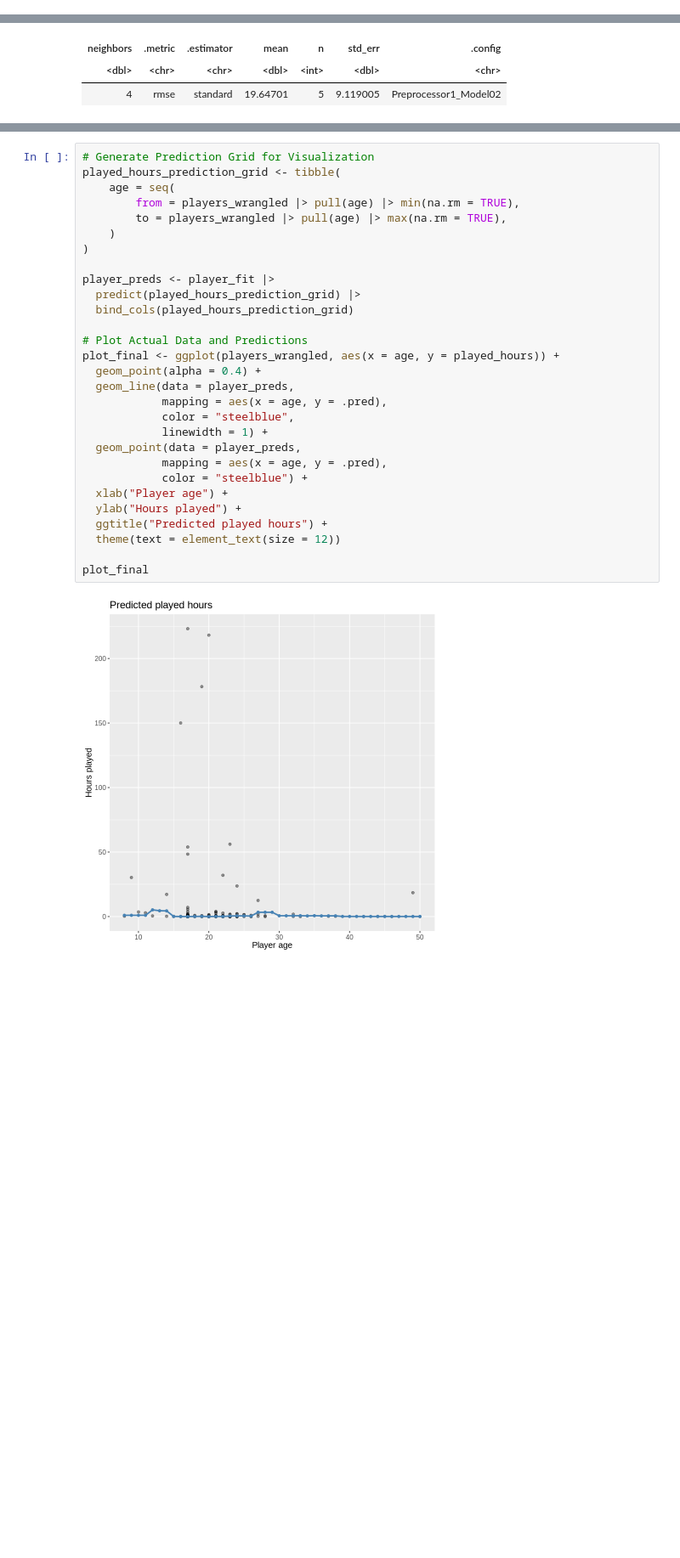
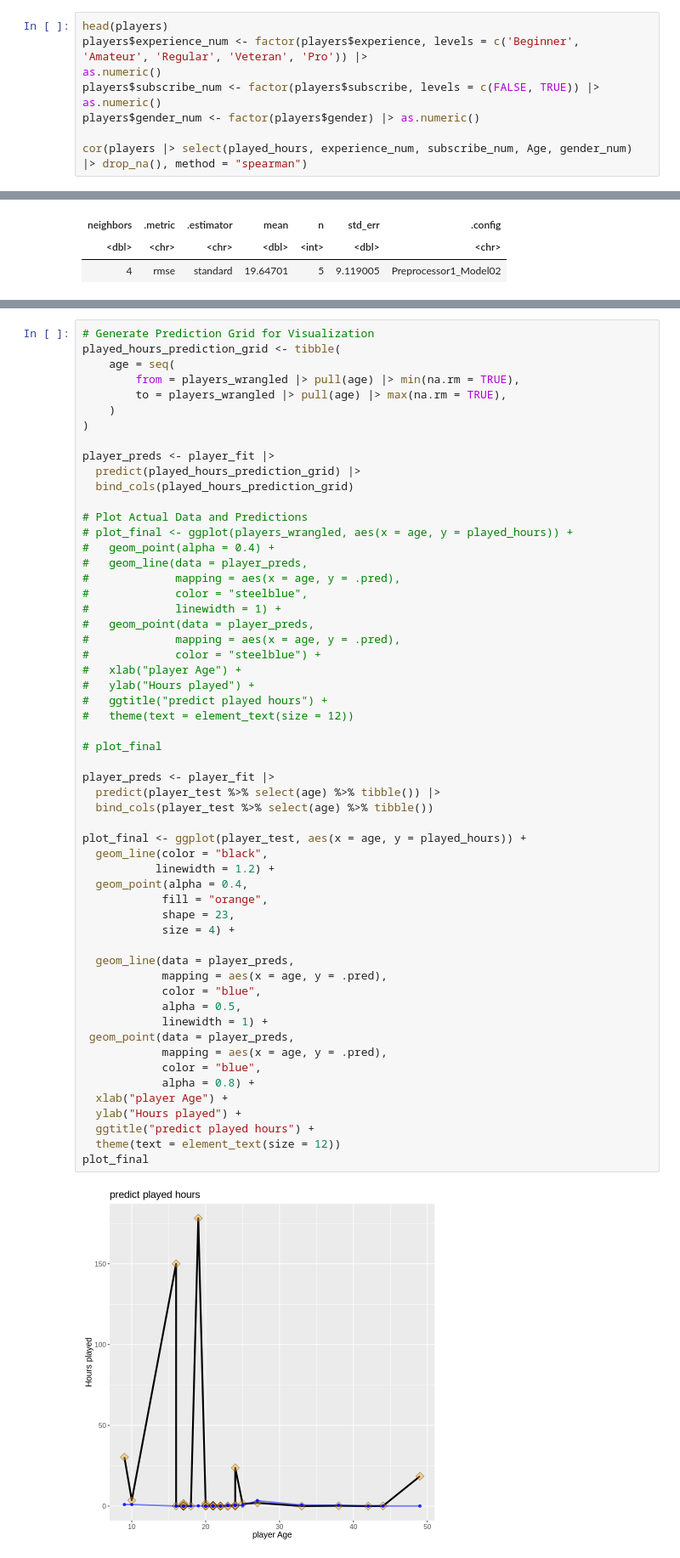
Before and after one commit to katjarj/dsci-100-project, a Jupyter notebook: final_report_dsci.ipynb, the cells around one changed output, grey strips where cells are left out. Shown at 85% size. Cells and saved outputs as stored; diff of their text form; blank space fills up the shorter version.

```diff
--- a/final_report_dsci.ipynb
+++ b/final_report_dsci.ipynb
@@ -84,0 +78,9 @@ We can now compute summary statistics on each of the numeric columns, removing N
+# %%
+head(players)
+players$experience_num <- factor(players$experience, levels = c('Beginner', 'Amateur', 'Regular', 'Veteran', 'Pro')) |>
+as.numeric()
+players$subscribe_num <- factor(players$subscribe, levels = c(FALSE, TRUE)) |>
+as.numeric()
+players$gender_num <- factor(players$gender) |> as.numeric()
+
+cor(players |> select(played_hours, experience_num, subscribe_num, Age, gender_num) |> drop_na(), method = "spearman")
@@ -306,31 +309,58 @@ A tibble: 1 × 3
 # %%
 # Generate Prediction Grid for Visualization
 played_hours_prediction_grid <- tibble(
     age = seq(
         from = players_wrangled |> pull(age) |> min(na.rm = TRUE),
         to = players_wrangled |> pull(age) |> max(na.rm = TRUE),
     )
 )
 
 player_preds <- player_fit |>
   predict(played_hours_prediction_grid) |>
   bind_cols(played_hours_prediction_grid)
 
 # Plot Actual Data and Predictions
-plot_final <- ggplot(players_wrangled, aes(x = age, y = played_hours)) +
-  geom_point(alpha = 0.4) +
+# plot_final <- ggplot(players_wrangled, aes(x = age, y = played_hours)) +
+#   geom_point(alpha = 0.4) +
+#   geom_line(data = player_preds,
+#             mapping = aes(x = age, y = .pred),
+#             color = "steelblue",
+#             linewidth = 1) +
+#   geom_point(data = player_preds,
+#             mapping = aes(x = age, y = .pred),
+#             color = "steelblue") +
+#   xlab("player Age") +
+#   ylab("Hours played") +
+#   ggtitle("predict played hours") +
+#   theme(text = element_text(size = 12))
+
+# plot_final
+
+player_preds <- player_fit |>
+  predict(player_test %>% select(age) %>% tibble()) |>
+  bind_cols(player_test %>% select(age) %>% tibble())
+
+plot_final <- ggplot(player_test, aes(x = age, y = played_hours)) +
+  geom_line(color = "black",
+           linewidth = 1.2) +
+  geom_point(alpha = 0.4,
+            fill = "orange",
+            shape = 23,
+            size = 4) +
+
   geom_line(data = player_preds,
             mapping = aes(x = age, y = .pred),
-            color = "steelblue",
+            color = "blue",
+            alpha = 0.5,
             linewidth = 1) +
-  geom_point(data = player_preds,
+ geom_point(data = player_preds,
             mapping = aes(x = age, y = .pred),
-            color = "steelblue") +
-  xlab("Player age") +
+            color = "blue",
+            alpha = 0.8) +
+  xlab("player Age") +
   ylab("Hours played") +
-  ggtitle("Predicted played hours") +
+  ggtitle("predict played hours") +
   theme(text = element_text(size = 12))
-
 plot_final
 # %% [output]
-[figure, old version]
+[figure, new version]
```
Also changed, not shown: parts of 18 cells of this notebook, 1 other file.
